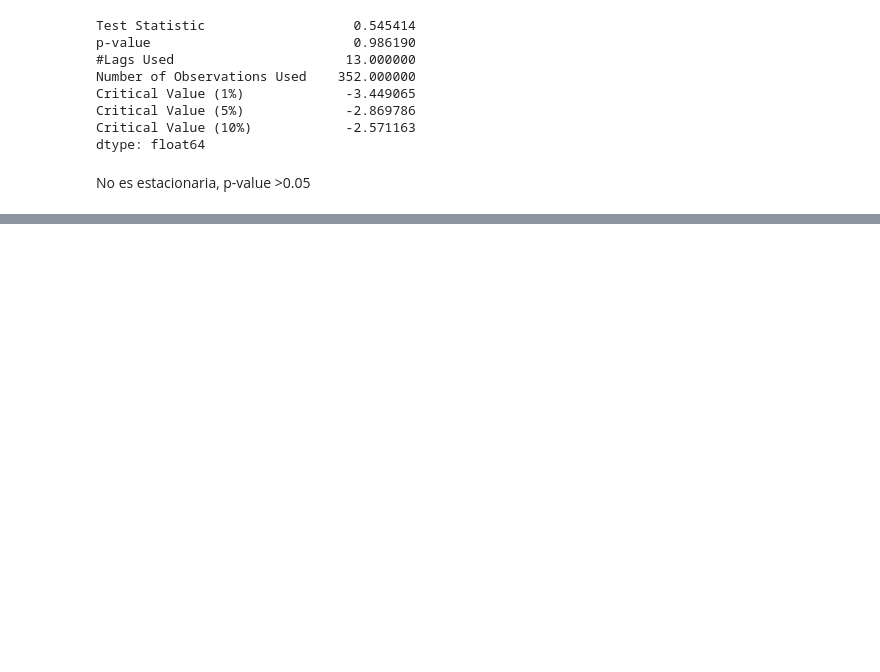
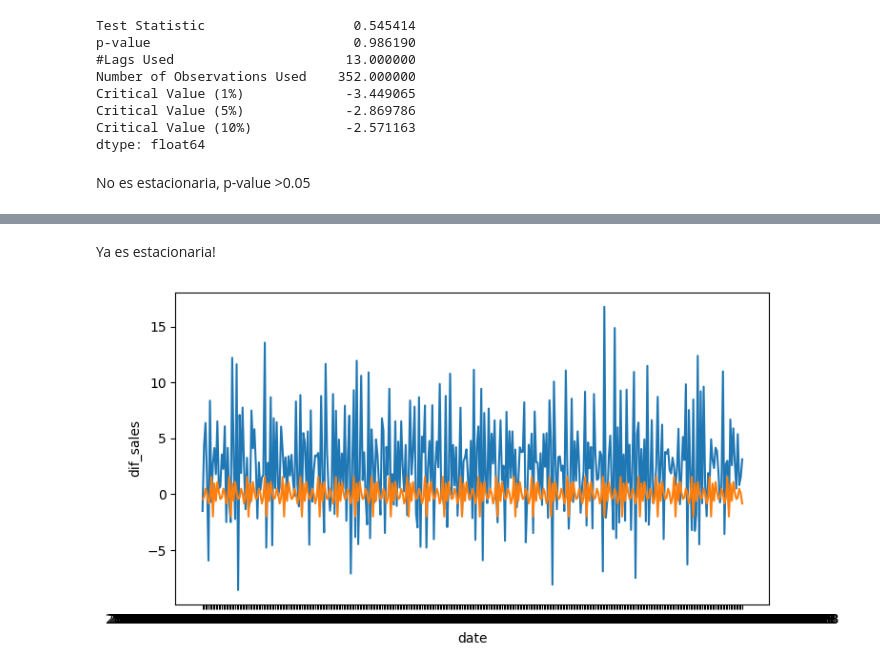
Before and after one commit to Adrian-Mas/Proyecto_serie_temp_1, a Jupyter notebook: src/explore.ipynb, the cells around one changed output, grey strips where cells are left out. Cells and saved outputs as stored; diff of their text form; code cells hidden in the pictures; blank space fills up the shorter version.

```diff
--- a/src/explore.ipynb
+++ b/src/explore.ipynb
@@ -157,0 +155,12 @@ ValueError: 'sales' is not one of the example datasets.
+# %%
+#Establecemos la columna date como índice
+sales_dif = df
+sales_dif = sales_dif.set_index("date")
+
+# Diferenciar la serie para remover tendencia
+sales_dif['dif_sales'] = sales_dif['sales'].diff().dropna()
+
+ts_sales_dif = sales_dif["dif_sales"]
+ts_sales_dif.dropna(inplace = True)
+
+ts_sales_dif
@@ -157,0 +194,17 @@ ValueError: 'sales' is not one of the example datasets.
+# %% [markdown]
+Ya es estacionaria!
+# %%
+sales_dif_decomposition = seasonal_decompose(ts_sales_dif, period = 12)
+
+sales_dif_seasonal = sales_dif_decomposition.seasonal
+
+fig, axis = plt.subplots(figsize = (8, 4))
+
+sns.lineplot(data = ts_sales_dif)
+sns.lineplot(data = sales_dif_seasonal)
+
+plt.tight_layout()
+
+plt.show()
+# %% [output]
+[figure, added]
```
Also changed, not shown: parts of 9 cells of this notebook.
